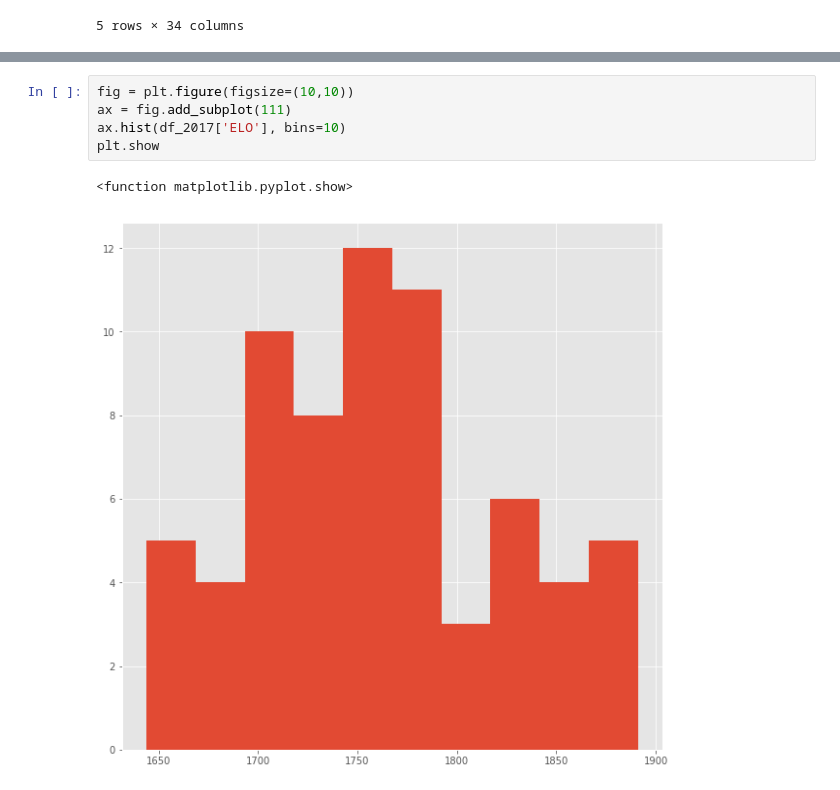
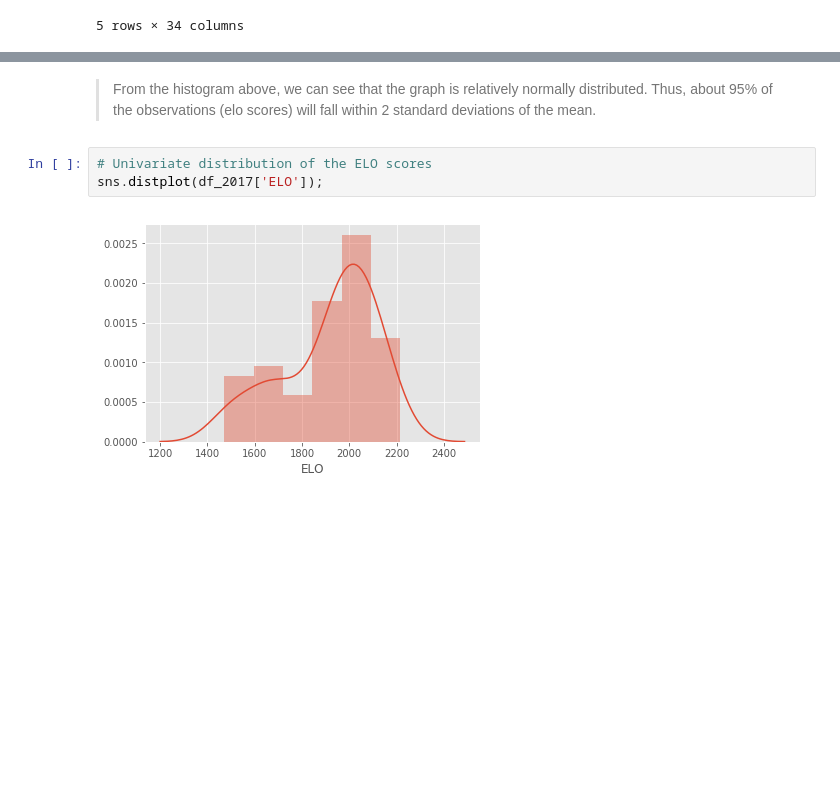
Before and after one commit to ssharif6/NCAA-March-Maddness, a Jupyter notebook: Final Resource.ipynb, the cells around one changed output, grey strips where cells are left out. Saved outputs shown, nothing was run; the diff lists cells and outputs as text; blank space fills up the shorter version.

```diff
--- a/Final Resource.ipynb
+++ b/Final Resource.ipynb
@@ -380,8 +357,7 @@ plt.show
-# %%
-fig = plt.figure(figsize=(10,10))
-ax = fig.add_subplot(111)
-ax.hist(df_2017['ELO'], bins=10)
-plt.show
-# %% [output]
-<function matplotlib.pyplot.show>
-[figure, removed]
+# %% [markdown]
+> From the histogram above, we can see that the graph is relatively normally distributed. Thus, about 95% of the observations (elo scores) will fall within 2 standard deviations of the mean.
+# %%
+# Univariate distribution of the ELO scores
+sns.distplot(df_2017['ELO']);
+# %% [output]
+[figure, added]
```
Also changed, not shown: parts of 17 cells of this notebook.
